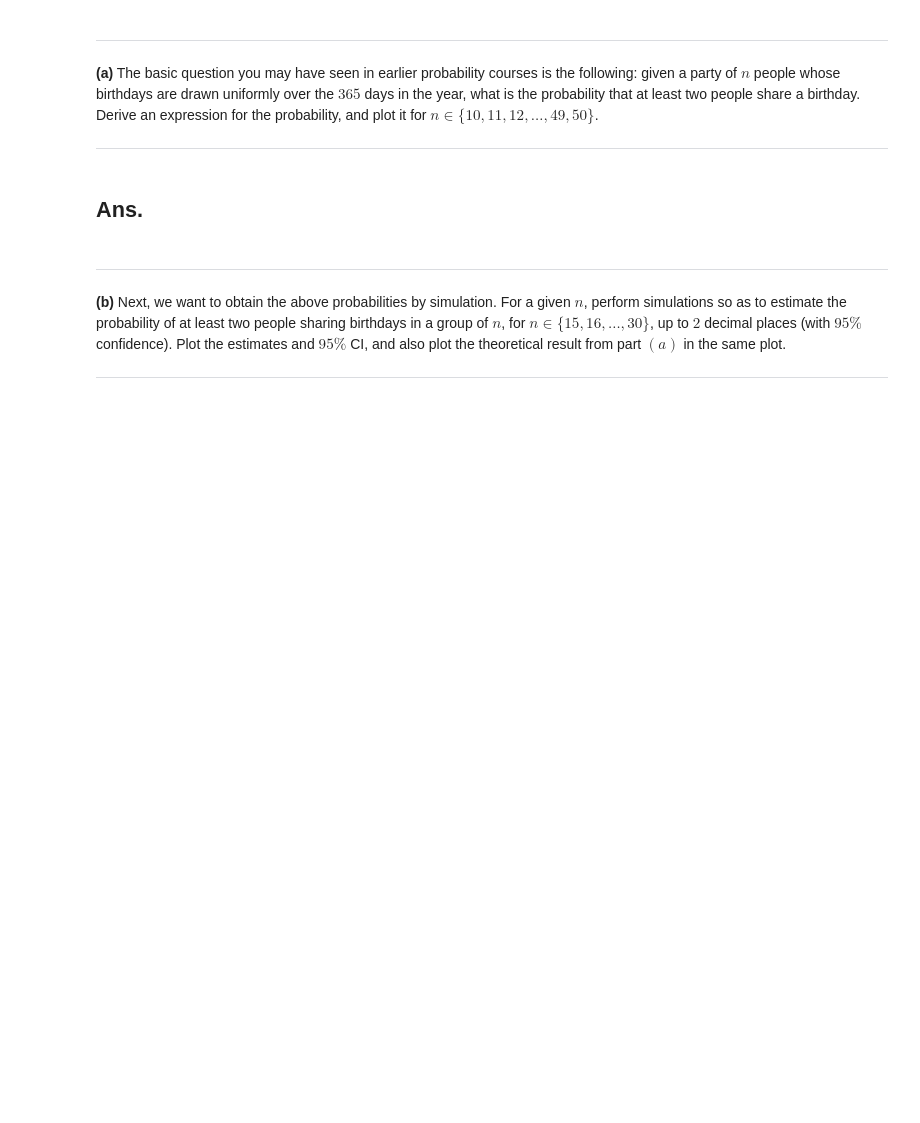
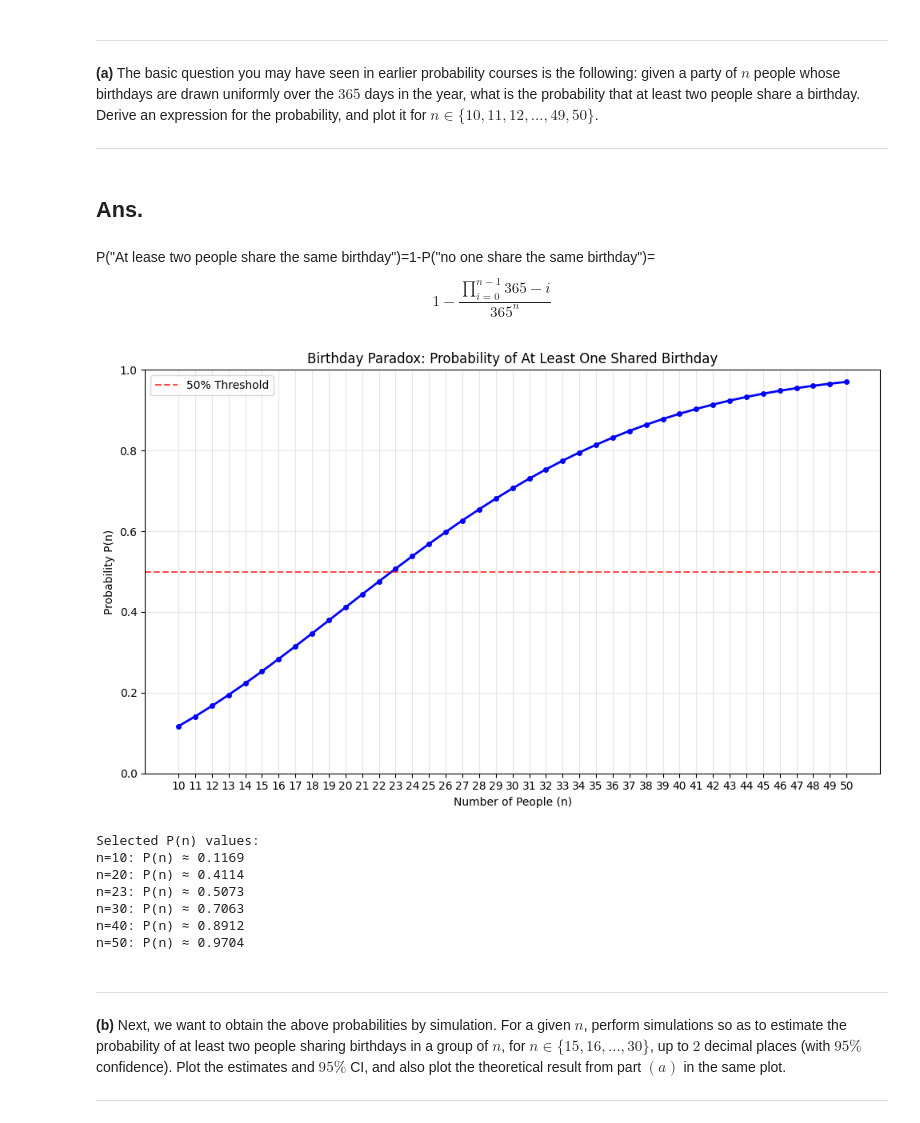
Before and after one commit to restinghouse0203/Academic_Project, a Jupyter notebook: Simluation/ORIE5580_Cornell/script/HW5.ipynb, the cells around one changed output. Saved outputs shown, nothing was run; the diff lists cells and outputs as text; code cells hidden in the pictures; blank space fills up the shorter version.

```diff
--- a/Simluation/ORIE5580_Cornell/script/HW5.ipynb
+++ b/Simluation/ORIE5580_Cornell/script/HW5.ipynb
@@ -74,0 +152,9 @@ What is the probability mass function of the per-day sales $Y$ in terms of $p$?
+# %%
+# Upload the CSV file
+uploaded = files.upload()
+filename = list(uploaded.keys())[0]
+
+# Load the data
+data = pd.read_csv(io.BytesIO(uploaded[filename]))
+y = data.iloc[:, 1].values
+n = len(y)
@@ -86,6 +199,48 @@ In this question, we investigate the celebrated [birthday paradox](https://en.wi
 <hr>
 # %% [markdown]
 ## Ans.
+# %% [markdown]
+P("At lease two people share the same birthday")=1-P("no one share the same birthday")=
+$$
+1-\frac{\prod_{i=0}^{n-1}365-i}{365^n}
+$$
+# %%
+def bday_paradox_prob(n):
+  q = 1.0
+  for k in range(1, n):
+      q *= (365 - k) / 365
+  return 1.0 - q
+
+# Generate n values from 10 to 50
+n_values = np.arange(10, 51)
+p_values = [bday_paradox_prob(n) for n in n_values]
+
+# Create the plot
+plt.figure(figsize=(10, 6))
+plt.plot(n_values, p_values, marker='o', linestyle='-', color='b', linewidth=2, markersize=4)
+plt.title('Birthday Paradox: Probability of At Least One Shared Birthday')
+plt.xlabel('Number of People (n)')
+plt.ylabel('Probability P(n)')
+plt.grid(True, alpha=0.3)
+plt.xticks(n_values)  # Show all integer ticks from 10 to 50
+plt.ylim(0, 1)
+plt.axhline(y=0.5, color='r', linestyle='--', alpha=0.7, label='50% Threshold')
+plt.legend()
+plt.tight_layout()
+plt.show()
+
+print("Selected P(n) values:")
+for n in [10, 20, 23, 30, 40, 50]:
+    print(f"n={n}: P(n) ≈ {bday_paradox_prob(n):.4f}")
+# %% [output]
+[figure, added]
+Selected P(n) values:
+n=10: P(n) ≈ 0.1169
+n=20: P(n) ≈ 0.4114
+n=23: P(n) ≈ 0.5073
+n=30: P(n) ≈ 0.7063
+n=40: P(n) ≈ 0.8912
+n=50: P(n) ≈ 0.9704
 # %% [markdown]
 <hr>
 
```
Also changed, not shown: parts of 38 cells of this notebook.
